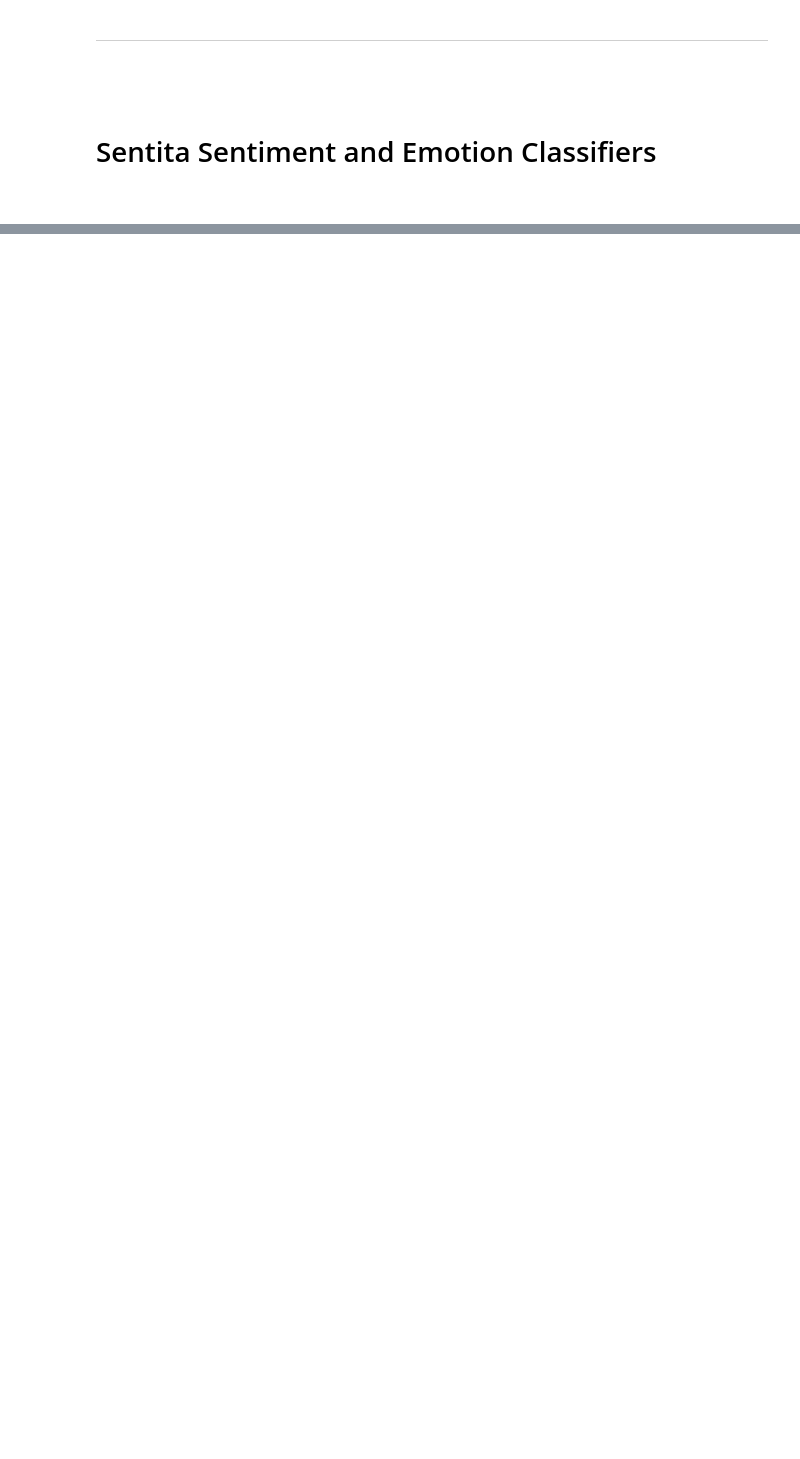
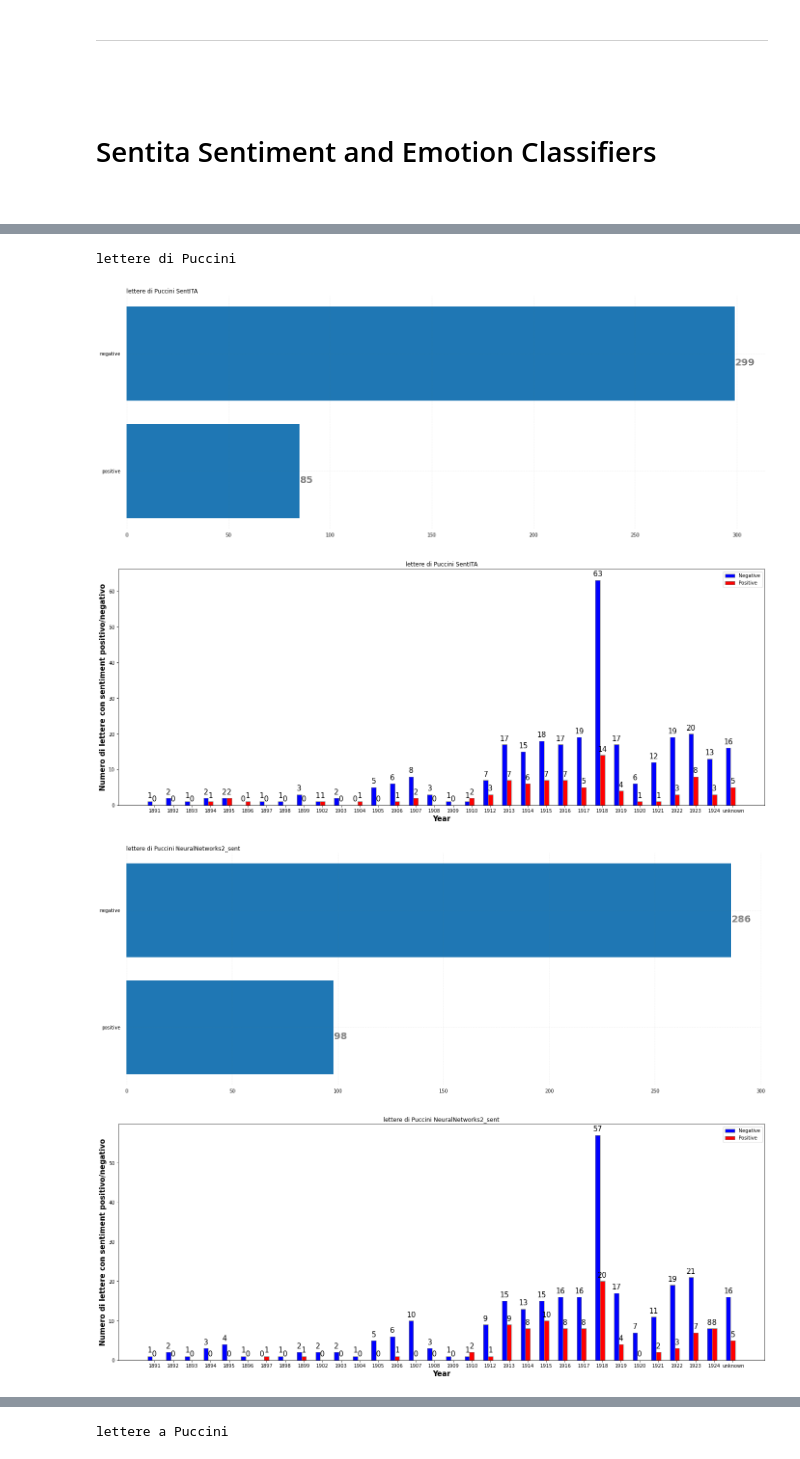
Before and after one commit to Andreaierardi/sentiment-puccini, a Jupyter notebook: notebook/archivio_ricordi.ipynb, the cells around one changed output, grey strips where cells are left out. Cells and saved outputs as stored; diff of their text form; code cells hidden in the pictures; blank space fills up the shorter version.

```diff
--- a/notebook/archivio_ricordi.ipynb
+++ b/notebook/archivio_ricordi.ipynb
@@ -1239,0 +669,3 @@ emotions_letter
+# %%
+for key in letters_df_dict:
+  files.download("predictions_"+key+".csv")
@@ -1278,2 +688,0 @@ Number of letters with negative sentiment: 240
-# %%
-sent_agg = letters_df.groupby(by="sentiment_sentita").size()
@@ -1358,2 +688,0 @@ Number of letters with sadness emotion: 166
-# %%
-emo_agg = letters_text_pred.groupby(by="emotion_sentita").size().sort_values( ascending=False)
@@ -1368,0 +689,8 @@ dtype: int64
+# %%
+for key in letters_df_dict:
+  print(key)
+  git_key = key.replace(" ","%20")
+  letters_df_dict[key]= pd.read_csv('https://raw.githubusercontent.com/Andreaierardi/sentiment-puccini/main/results/predictions_'+git_key+'.csv')
+  letters_df_dict[key].anno = letters_df_dict[key].anno.fillna(0)
+  letters_df_dict[key].anno = letters_df_dict[key].anno.astype("int").astype("string")
+  letters_df_dict[key].anno =   letters_df_dict[key].anno.replace("0","unknown")
@@ -1898,0 +932,11 @@ for index, row in letters_df.iterrows():
+# %%
+for key in letters_df_dict:
+  print(key)
+
+  exp = generate_all_sentiment_plots(letters_df_dict[key], key)
+# %% [output]
+lettere di Puccini
+[figure, added]
+[figure, added]
+[figure, added]
+[figure, added]
@@ -1898,0 +949 @@ for index, row in letters_df.iterrows():
+lettere a Puccini
```
Also changed, not shown: parts of 229 cells of this notebook.
